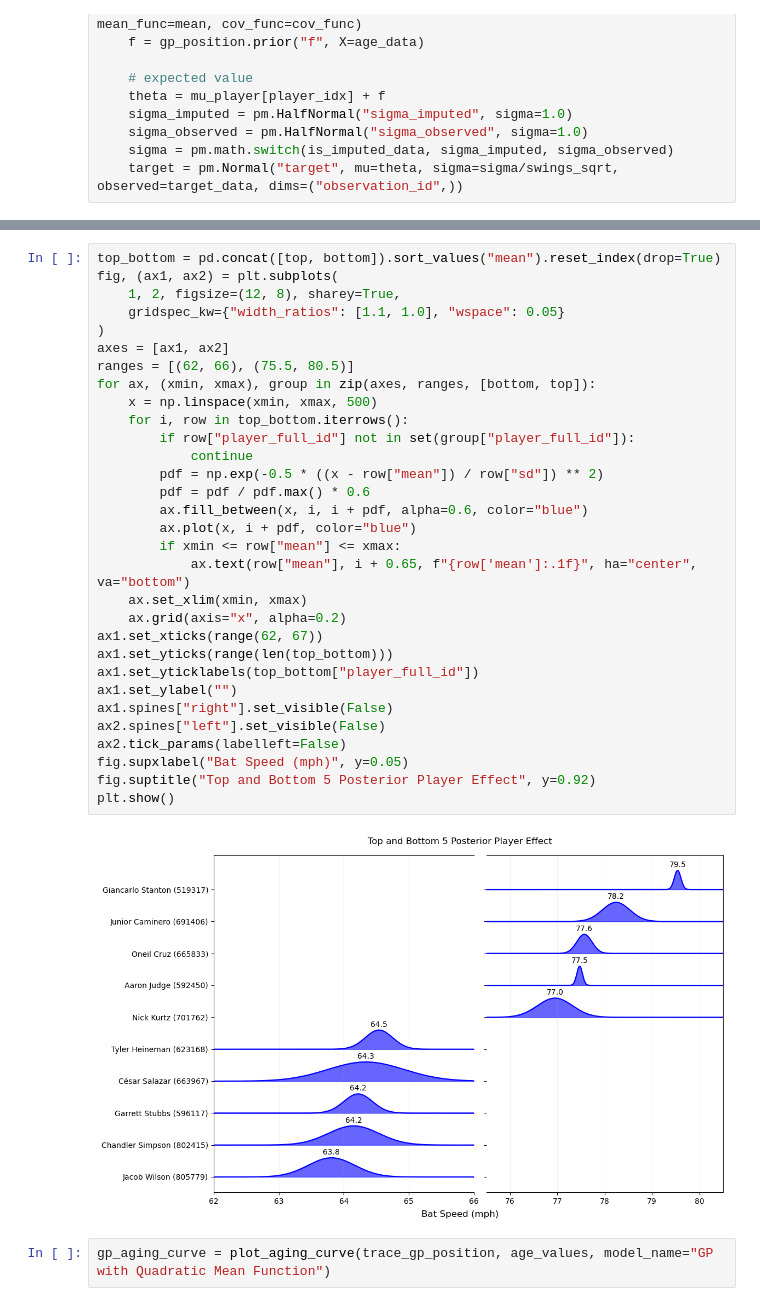
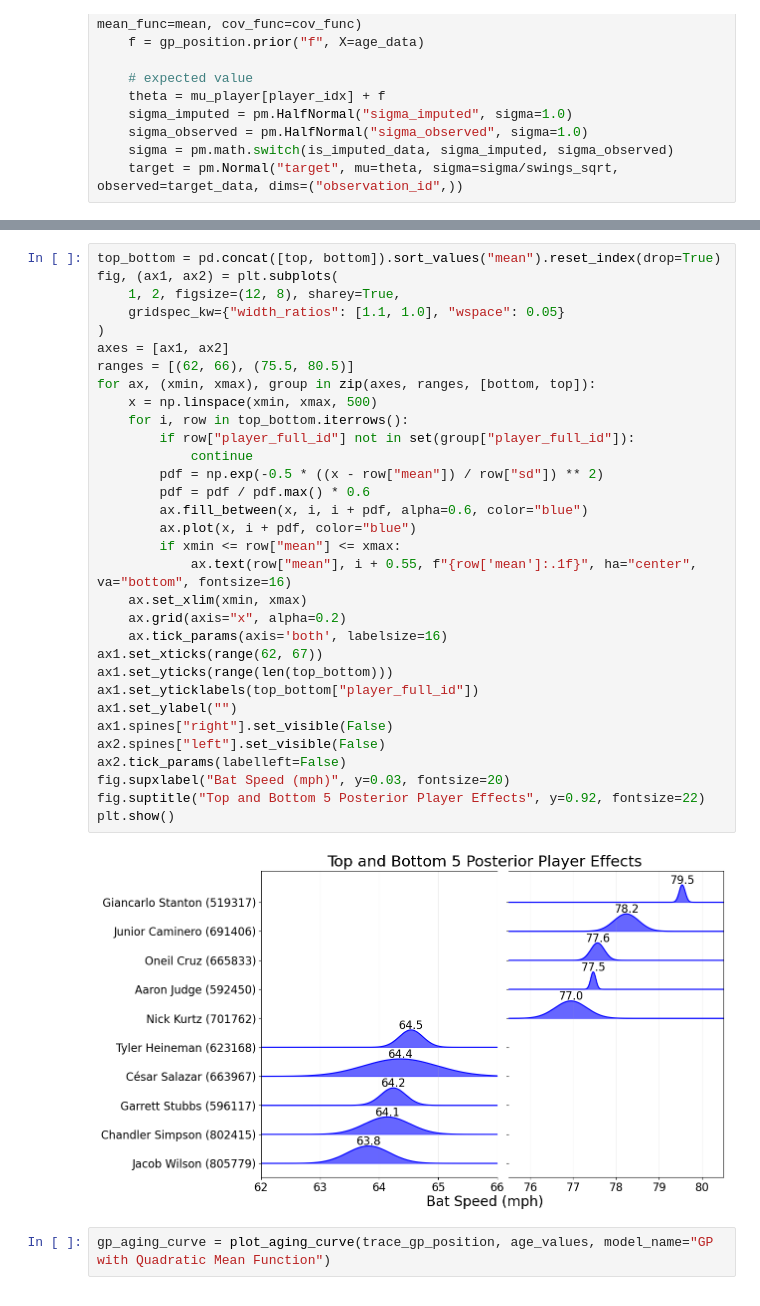
Before and after one commit to remmertjack/portfolio, a Jupyter notebook: batspeed/batspeed_monthly_model_final.ipynb, the cells around one changed output, grey strips where cells are left out. Saved outputs shown, nothing was run; the diff lists cells and outputs as text.

Commit message:
edits for plots

```diff
--- a/batspeed/batspeed_monthly_model_final.ipynb
+++ b/batspeed/batspeed_monthly_model_final.ipynb
@@ -467,36 +493,37 @@ top
 # %%
 top_bottom = pd.concat([top, bottom]).sort_values("mean").reset_index(drop=True)
 fig, (ax1, ax2) = plt.subplots(
     1, 2, figsize=(12, 8), sharey=True,
     gridspec_kw={"width_ratios": [1.1, 1.0], "wspace": 0.05}
 )
 axes = [ax1, ax2]
 ranges = [(62, 66), (75.5, 80.5)]
 for ax, (xmin, xmax), group in zip(axes, ranges, [bottom, top]):
     x = np.linspace(xmin, xmax, 500)
     for i, row in top_bottom.iterrows():
         if row["player_full_id"] not in set(group["player_full_id"]):
             continue
         pdf = np.exp(-0.5 * ((x - row["mean"]) / row["sd"]) ** 2)
         pdf = pdf / pdf.max() * 0.6
         ax.fill_between(x, i, i + pdf, alpha=0.6, color="blue")
         ax.plot(x, i + pdf, color="blue")
         if xmin <= row["mean"] <= xmax:
-            ax.text(row["mean"], i + 0.65, f"{row['mean']:.1f}", ha="center", va="bottom")
+            ax.text(row["mean"], i + 0.55, f"{row['mean']:.1f}", ha="center", va="bottom", fontsize=16)
     ax.set_xlim(xmin, xmax)
     ax.grid(axis="x", alpha=0.2)
+    ax.tick_params(axis='both', labelsize=16)
 ax1.set_xticks(range(62, 67))
 ax1.set_yticks(range(len(top_bottom)))
 ax1.set_yticklabels(top_bottom["player_full_id"])
 ax1.set_ylabel("")
 ax1.spines["right"].set_visible(False)
 ax2.spines["left"].set_visible(False)
 ax2.tick_params(labelleft=False)
-fig.supxlabel("Bat Speed (mph)", y=0.05)
-fig.suptitle("Top and Bottom 5 Posterior Player Effect", y=0.92)
+fig.supxlabel("Bat Speed (mph)", y=0.03, fontsize=20)
+fig.suptitle("Top and Bottom 5 Posterior Player Effects", y=0.92, fontsize=22)
 plt.show()
 # %% [output]
-[figure, old version]
+[figure, new version]
 # %%
 gp_aging_curve = plot_aging_curve(trace_gp_position, age_values, model_name="GP with Quadratic Mean Function")
 # %% [output]
```
Also changed, not shown: parts of 31 cells of this notebook, 2 other files.
